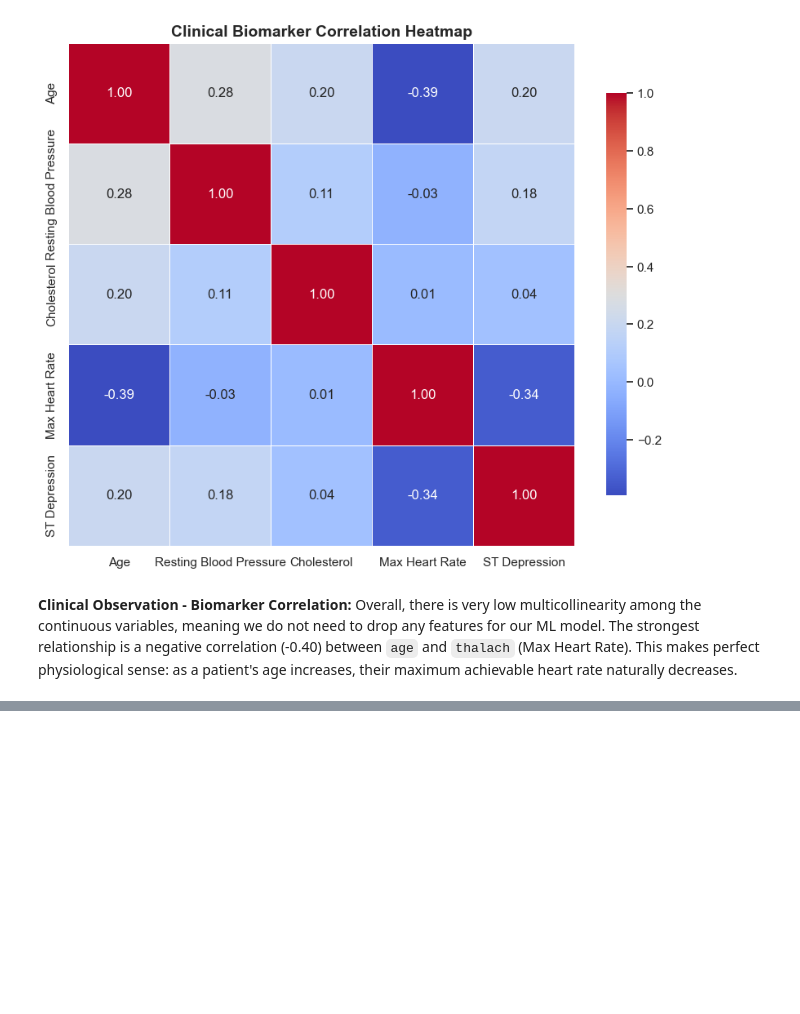
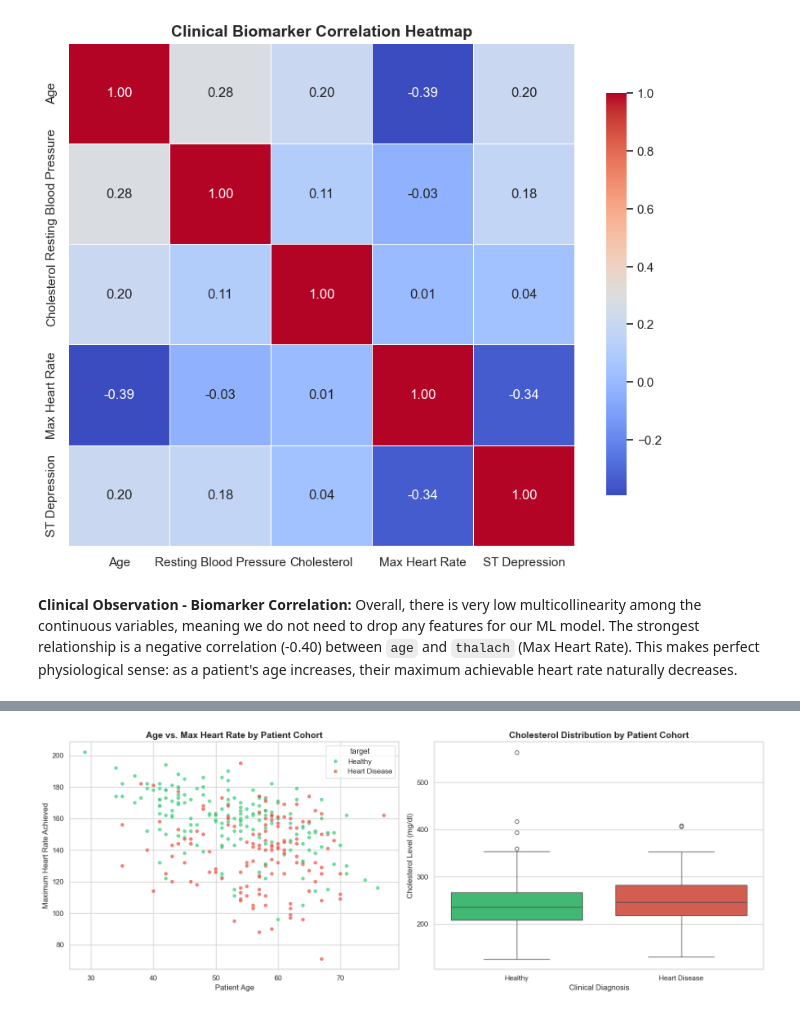
Before and after one commit to KrishnaveniMitukula/Healthcare-Disease-Prediction, a Jupyter notebook: week2_EDA.ipynb, the cells around one changed output, grey strips where cells are left out. Drawn from its saved outputs; the diff is of its cells as text; code cells hidden in the pictures; blank space fills up the shorter version.

Commit message:
viz: plot clinical biomarker distributions across healthy and diseased cohorts

```diff
--- a/week2_EDA.ipynb
+++ b/week2_EDA.ipynb
@@ -128,0 +132,25 @@ Overall, there is very low multicollinearity among the continuous variables, mea
+# %%
+
+
+# Map target to text again for readable legends
+plot_df = df.copy()
+plot_df['target'] = plot_df['target'].map({0: 'Healthy', 1: 'Heart Disease'})
+
+fig, axes = plt.subplots(1, 2, figsize=(16, 6))
+
+# Chart 1: Age vs Heart Rate across Cohorts (Scatterplot)
+sns.scatterplot(data=plot_df, x='age', y='thalach', hue='target', alpha=0.7, palette=['#2ECC71', '#E74C3C'], ax=axes[0])
+axes[0].set_title('Age vs. Max Heart Rate by Patient Cohort', fontsize=14, fontweight='bold')
+axes[0].set_xlabel('Patient Age', fontsize=12)
+axes[0].set_ylabel('Maximum Heart Rate Achieved', fontsize=12)
+
+# Chart 2: Cholesterol levels across Cohorts (Boxplot)
+sns.boxplot(data=plot_df, x='target', y='chol', palette=['#2ECC71', '#E74C3C'], ax=axes[1])
+axes[1].set_title('Cholesterol Distribution by Patient Cohort', fontsize=14, fontweight='bold')
+axes[1].set_xlabel('Clinical Diagnosis', fontsize=12)
+axes[1].set_ylabel('Cholesterol Level (mg/dl)', fontsize=12)
+
+plt.tight_layout()
+plt.show()
+# %% [output]
+[figure, added]
```
Also changed, not shown: parts of 2 cells of this notebook.
